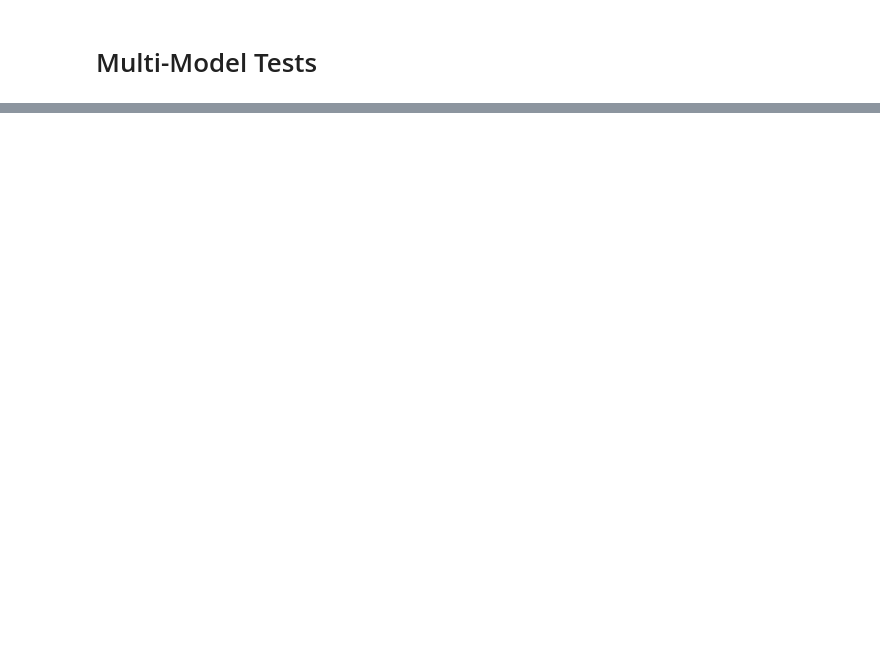
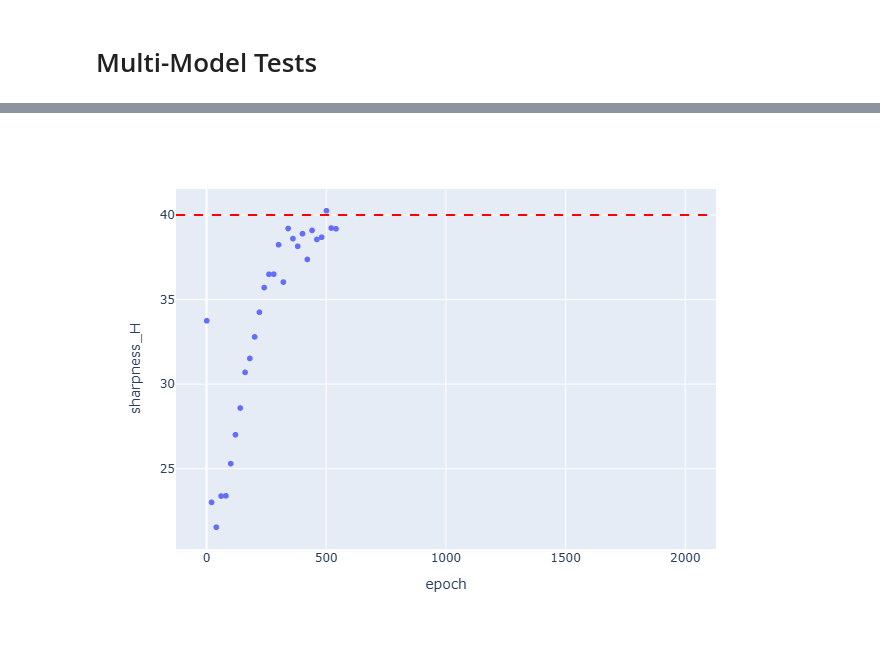
Before and after one commit to mfjacobsen/Investigating-NN-Optimizers, a Jupyter notebook: notebooks/eos_EC.ipynb, the cells around one changed output, grey strips where cells are left out. Saved outputs shown, nothing was run; the diff lists cells and outputs as text; code cells hidden in the pictures; blank space fills up the shorter version.

```diff
--- a/notebooks/eos_EC.ipynb
+++ b/notebooks/eos_EC.ipynb
@@ -130,7 +184,7 @@ model = models.FullyConnectedNet(
 criterion = nn.MSELoss()
 
 # custom lr list
-learning_rate_list = [0.05, 0.07, .1, .3, .5]
+learning_rate_list = [0.05, 0.07, .1, .13, .15]
 for lr in learning_rate_list:
     # Use optimizer with lr
     optimizer = torch.optim.SGD(model.parameters(), lr=lr, momentum=0.0)
@@ -151,7 +226,9 @@ for lr in learning_rate_list:
 # %%
 md, out = fn.load_output_files(output_dir)
 # %%
-fig = px.scatter(out[out['model_id']==5], x='epoch', y='sharpness_H')
+fig = px.scatter(out[out['model_id']==15], x='epoch', y='sharpness_H')
 fig.add_hline(y=2/0.05, line_dash="dash", line_color="red")
 fig.show()
+# %% [output]
+[figure, added]
 # %%
```
Also changed, not shown: parts of 11 cells of this notebook, 2 other files.
